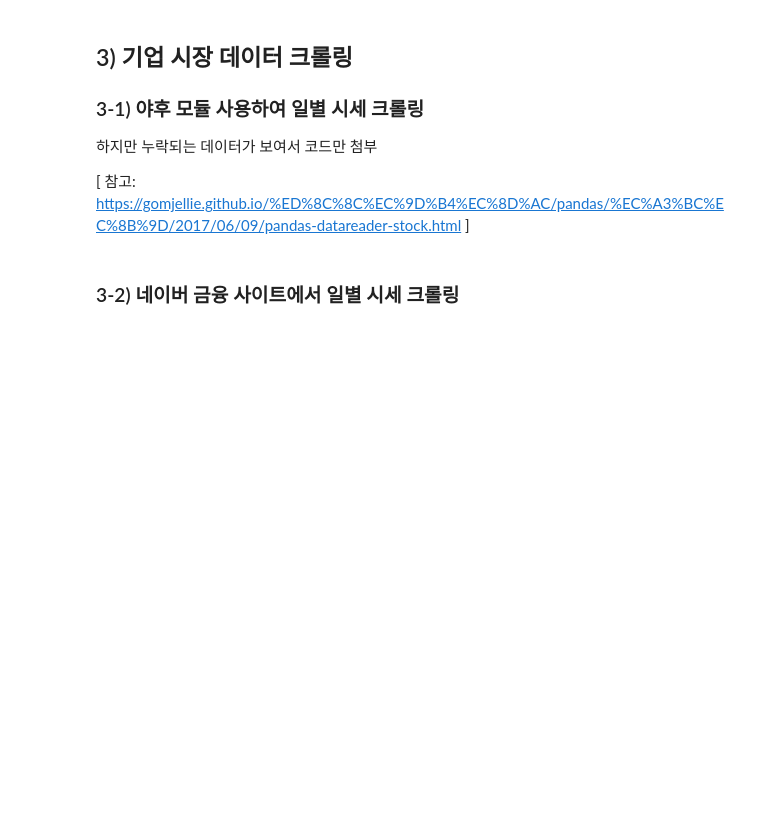
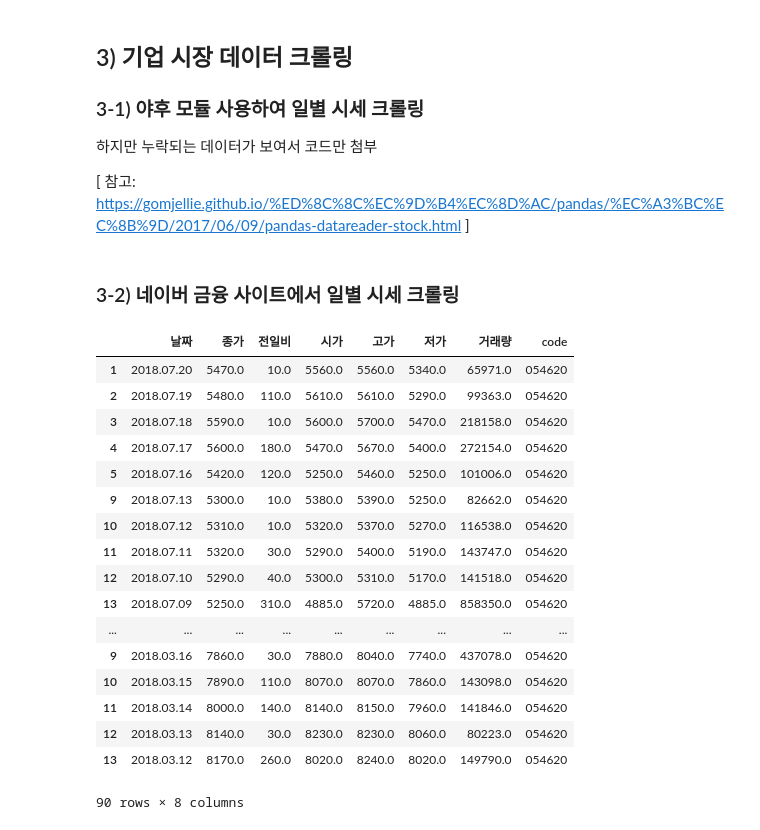
Before and after one commit to songyeseol/corp_portfolio_analysis, a Jupyter notebook: corp_portfolio_analysis.ipynb, the cells around one changed output. Drawn from its saved outputs; the diff is of its cells as text; code cells hidden in the pictures; blank space fills up the shorter version.

```diff
--- a/corp_portfolio_analysis.ipynb
+++ b/corp_portfolio_analysis.ipynb
@@ -227,19 +223,38 @@ naver
 # %%
 # 일별시세 크롤링 함수 생성
 
 def get_market_price(code) :
     price_df = pd.DataFrame()
     url_tmpl = 'http://finance.naver.com/item/sise_day.nhn?code=' + str(code)
-    for page in range(1,3) :
+    for page in range(1,10) :
         url = url_tmpl + '&page=' + str(page)
         df = pd.read_html(url, header=0)[0]
         price_df = pd.concat([price_df,df])
         price_df = price_df.dropna()
     price_df['code'] = code
     return price_df
 
 
 get_market_price('054620')
+# %% [output]
+|  | 날짜 | 종가 | 전일비 | 시가 | 고가 | 저가 | 거래량 | code |
+| 1 | 2018.07.20 | 5470.0 | 10.0 | 5560.0 | 5560.0 | 5340.0 | 65971.0 | 054620 |
+| 2 | 2018.07.19 | 5480.0 | 110.0 | 5610.0 | 5610.0 | 5290.0 | 99363.0 | 054620 |
+| 3 | 2018.07.18 | 5590.0 | 10.0 | 5600.0 | 5700.0 | 5470.0 | 218158.0 | 054620 |
+| 4 | 2018.07.17 | 5600.0 | 180.0 | 5470.0 | 5670.0 | 5400.0 | 272154.0 | 054620 |
+| 5 | 2018.07.16 | 5420.0 | 120.0 | 5250.0 | 5460.0 | 5250.0 | 101006.0 | 054620 |
+| 9 | 2018.07.13 | 5300.0 | 10.0 | 5380.0 | 5390.0 | 5250.0 | 82662.0 | 054620 |
+| 10 | 2018.07.12 | 5310.0 | 10.0 | 5320.0 | 5370.0 | 5270.0 | 116538.0 | 054620 |
+| 11 | 2018.07.11 | 5320.0 | 30.0 | 5290.0 | 5400.0 | 5190.0 | 143747.0 | 054620 |
+| 12 | 2018.07.10 | 5290.0 | 40.0 | 5300.0 | 5310.0 | 5170.0 | 141518.0 | 054620 |
+| 13 | 2018.07.09 | 5250.0 | 310.0 | 4885.0 | 5720.0 | 4885.0 | 858350.0 | 054620 |
+| ... | ... | ... | ... | ... | ... | ... | ... | ... |
+| 9 | 2018.03.16 | 7860.0 | 30.0 | 7880.0 | 8040.0 | 7740.0 | 437078.0 | 054620 |
+| 10 | 2018.03.15 | 7890.0 | 110.0 | 8070.0 | 8070.0 | 7860.0 | 143098.0 | 054620 |
+| 11 | 2018.03.14 | 8000.0 | 140.0 | 8140.0 | 8150.0 | 7960.0 | 141846.0 | 054620 |
+| 12 | 2018.03.13 | 8140.0 | 30.0 | 8230.0 | 8230.0 | 8060.0 | 80223.0 | 054620 |
+| 13 | 2018.03.12 | 8170.0 | 260.0 | 8020.0 | 8240.0 | 8020.0 | 149790.0 | 054620 |
+90 rows × 8 columns
 # %%
 # 2208개 상장기업 일별시세 합치기
 
```
Also changed, not shown: parts of 17 cells of this notebook.
